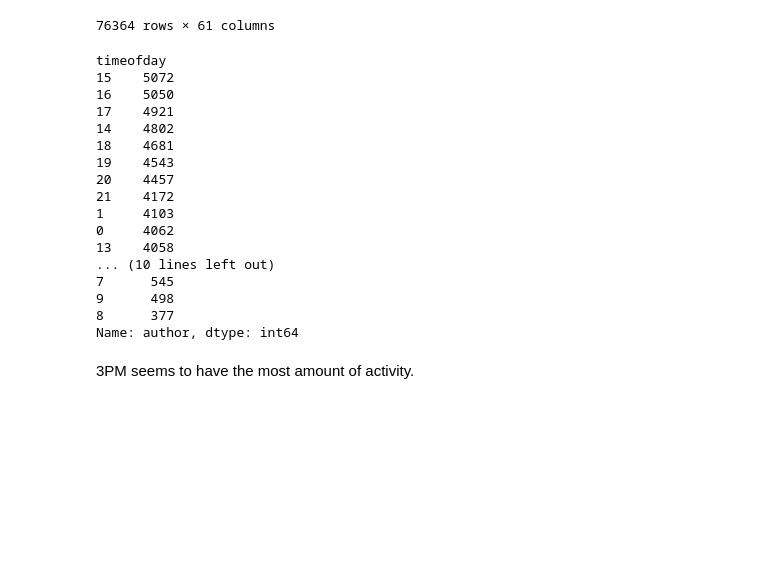
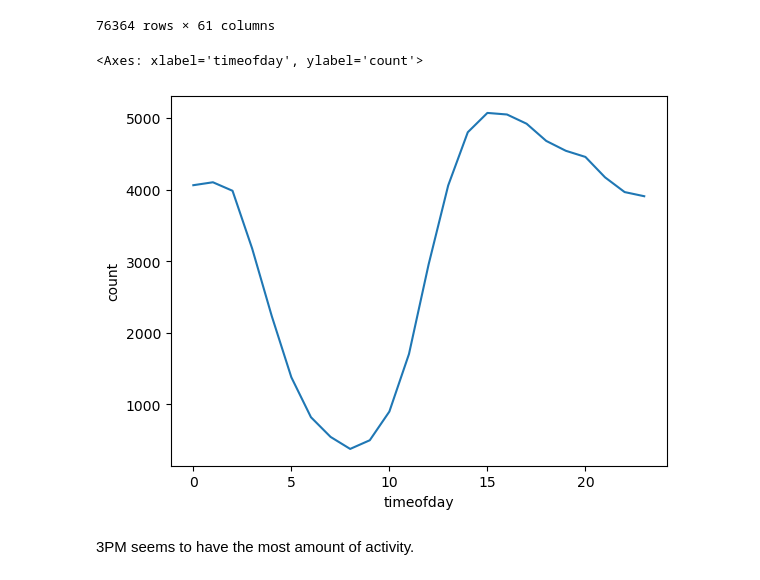
Before and after one commit to lillygoebel7/330final, a Jupyter notebook: reddit.ipynb, the cells around one changed output. Cells and saved outputs as stored; diff of their text form; code cells hidden in the pictures; blank space fills up the shorter version.

```diff
--- a/reddit.ipynb
+++ b/reddit.ipynb
@@ -61,25 +61,12 @@ df
 | 76363 | Ok-Reward9780 | None | None | I feel like more and more people ... | True | 0 | 1661990152 | ... |
 76364 rows × 61 columns
 # %%
-df.groupby('timeofday').author.count().sort_values(ascending=False)
+t = pd.DataFrame(df.groupby('timeofday').author.count().sort_values(ascending=False))
+t = t.rename(columns={'author': 'count'}).reset_index()
+sns.lineplot(data=t, x='timeofday', y='count')
 # %% [output]
-timeofday
-15    5072
-16    5050
-17    4921
-14    4802
-18    4681
-19    4543
-20    4457
-21    4172
-1     4103
-0     4062
-13    4058
-... (10 lines left out)
-7      545
-9      498
-8      377
-Name: author, dtype: int64
+<Axes: xlabel='timeofday', ylabel='count'>
+[figure, added]
 # %% [markdown]
 3PM seems to have the most amount of activity.
 # %% [markdown]
```
Also changed, not shown: parts of 3 cells of this notebook.
